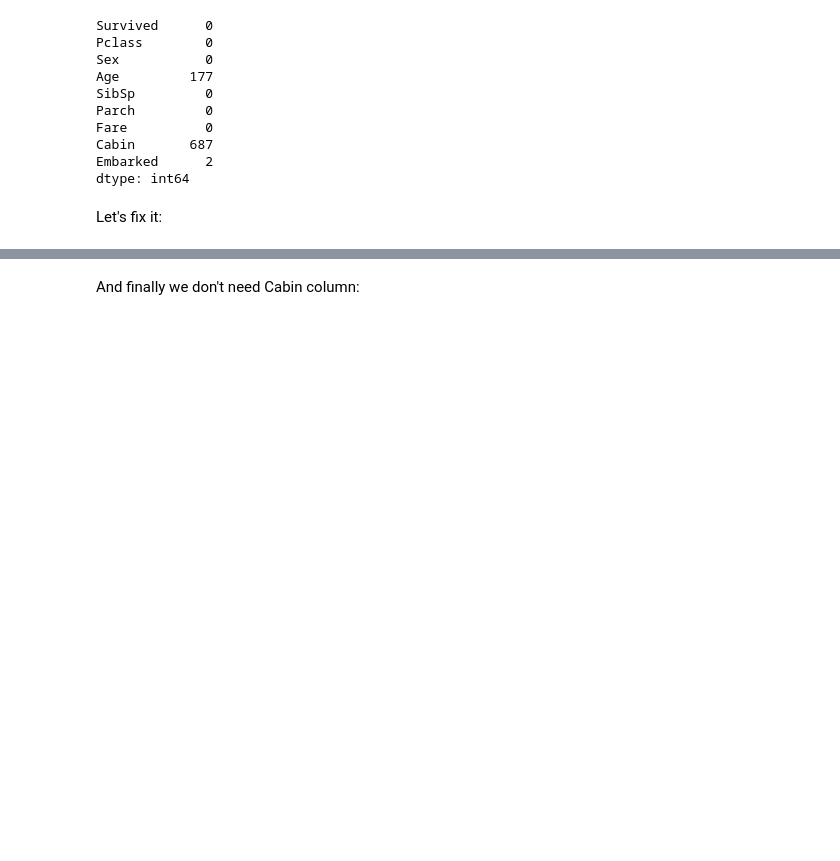
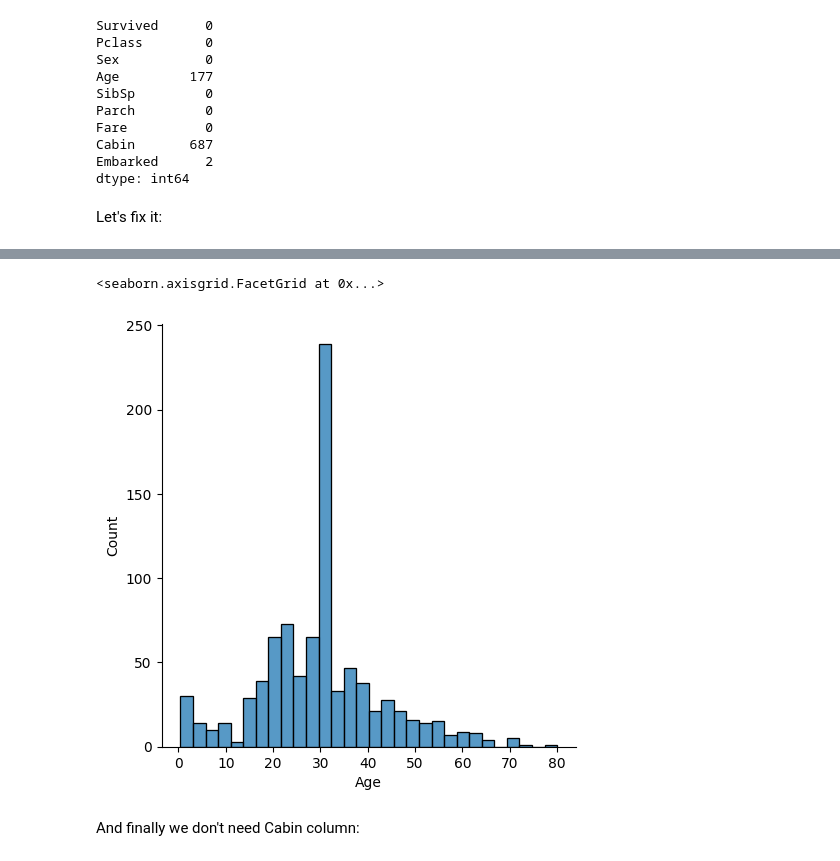
Before and after one commit to Korniev/Machine-Learning-projects, a Jupyter notebook: Titanic Prediction.ipynb, the cells around one changed output, grey strips where cells are left out. Cells and saved outputs as stored; diff of their text form; code cells hidden in the pictures; blank space fills up the shorter version.

```diff
--- a/Titanic Prediction.ipynb
+++ b/Titanic Prediction.ipynb
@@ -421,3 +437,8 @@ train_data['Age'] = train_data['Age'].fillna(train_data['Age'].mean())
+# %%
+sns.displot(train_data.Age)
+# %% [output]
+<seaborn.axisgrid.FacetGrid at 0x...>
+[figure, added]
 # %% [markdown]
 And finally we don't need Cabin column:
 # %%
```
Also changed, not shown: parts of 1 cell of this notebook.
